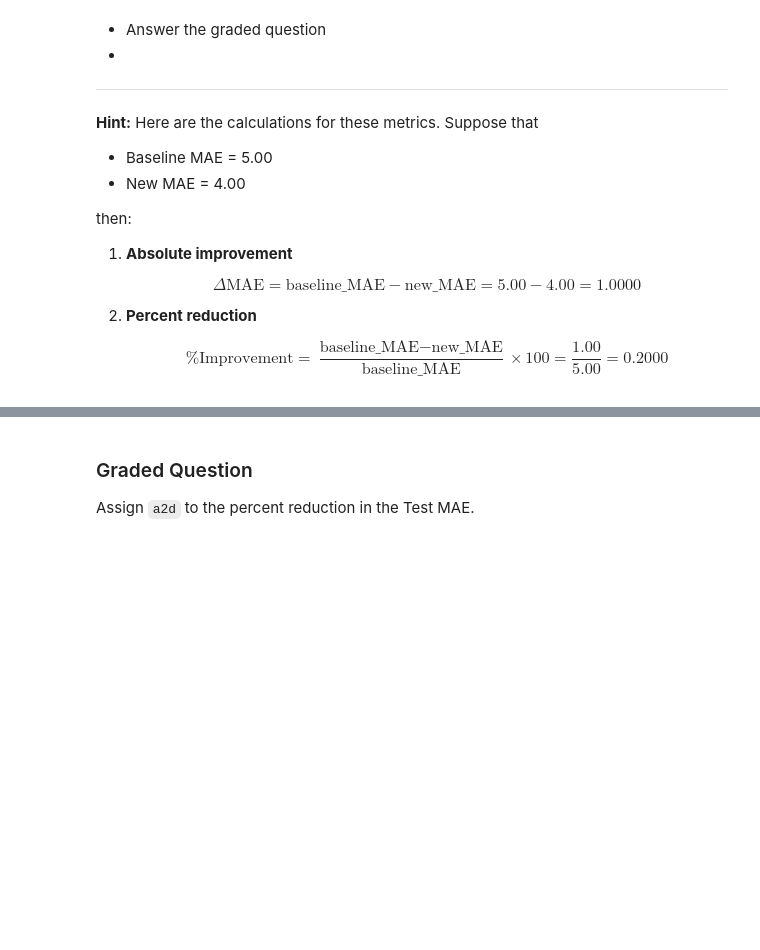
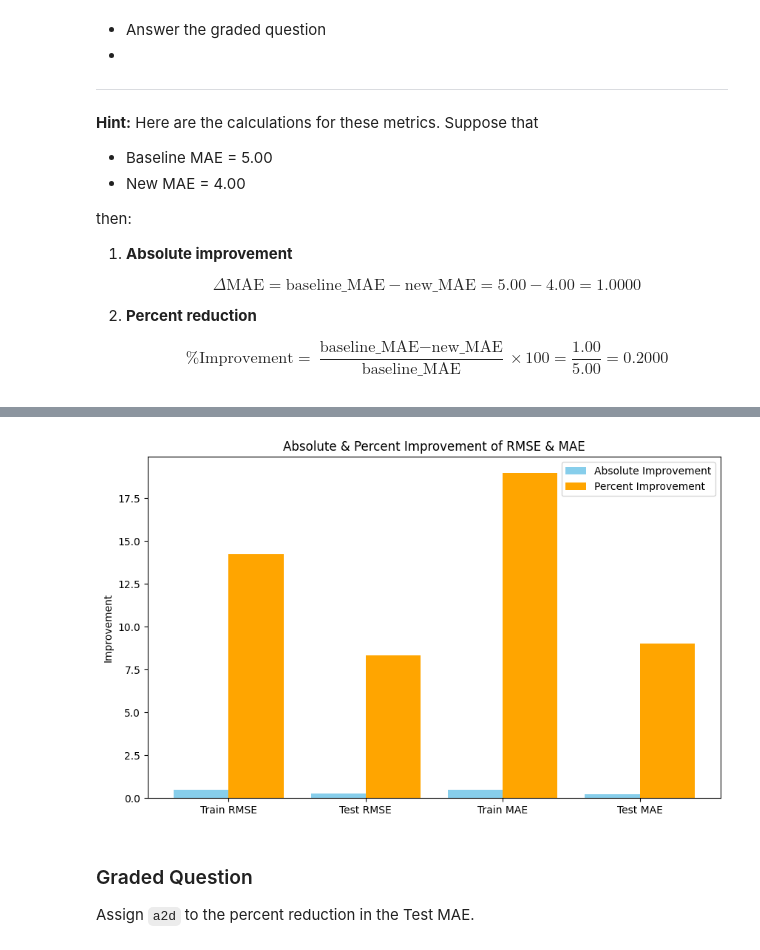
Before and after one commit to Smi7hey13/OMDS603, a Jupyter notebook: Module-3-Assignments-main/Homework_03.ipynb, the cells around one changed output, grey strips where cells are left out. Drawn from its saved outputs; the diff is of its cells as text; code cells hidden in the pictures; blank space fills up the shorter version.

```diff
--- a/Module-3-Assignments-main/Homework_03.ipynb
+++ b/Module-3-Assignments-main/Homework_03.ipynb
@@ -658,3 +711,38 @@ test_mae_percent = (test_mae_improvement / baseline_test_mae) * 100
+# %%
+metrics = [
+    "Train RMSE", "Test RMSE",
+    "Train MAE", "Test MAE"
+]
+
+absolute_improvement = [
+    train_rmse_improvement, test_rmse_improvement,
+    train_mae_improvement, test_mae_improvement
+]
+
+percent_improvement = [
+    train_rmse_percent, test_rmse_percent,
+    train_mae_percent, test_mae_percent
+]
+
+x_pos = np.arange(len(metrics))
+
+# Create figure
+plt.figure(figsize=(10, 6))
+
+# Plot absolute improvement
+plt.bar(x_pos - 0.2, absolute_improvement, width=0.4, label="Absolute Improvement", color="skyblue")
+
+# Plot percent improvement
+plt.bar(x_pos + 0.2, percent_improvement, width=0.4, label="Percent Improvement", color="orange")
+
+# Formatting
+plt.xticks(x_pos, metrics)
+plt.ylabel("Improvement")
+plt.title("Absolute & Percent Improvement of RMSE & MAE")
+plt.legend()
+plt.show()
+# %% [output]
+[figure, added]
 # %% [markdown]
 ### Graded Question
 
```
Also changed, not shown: parts of 4 cells of this notebook.
